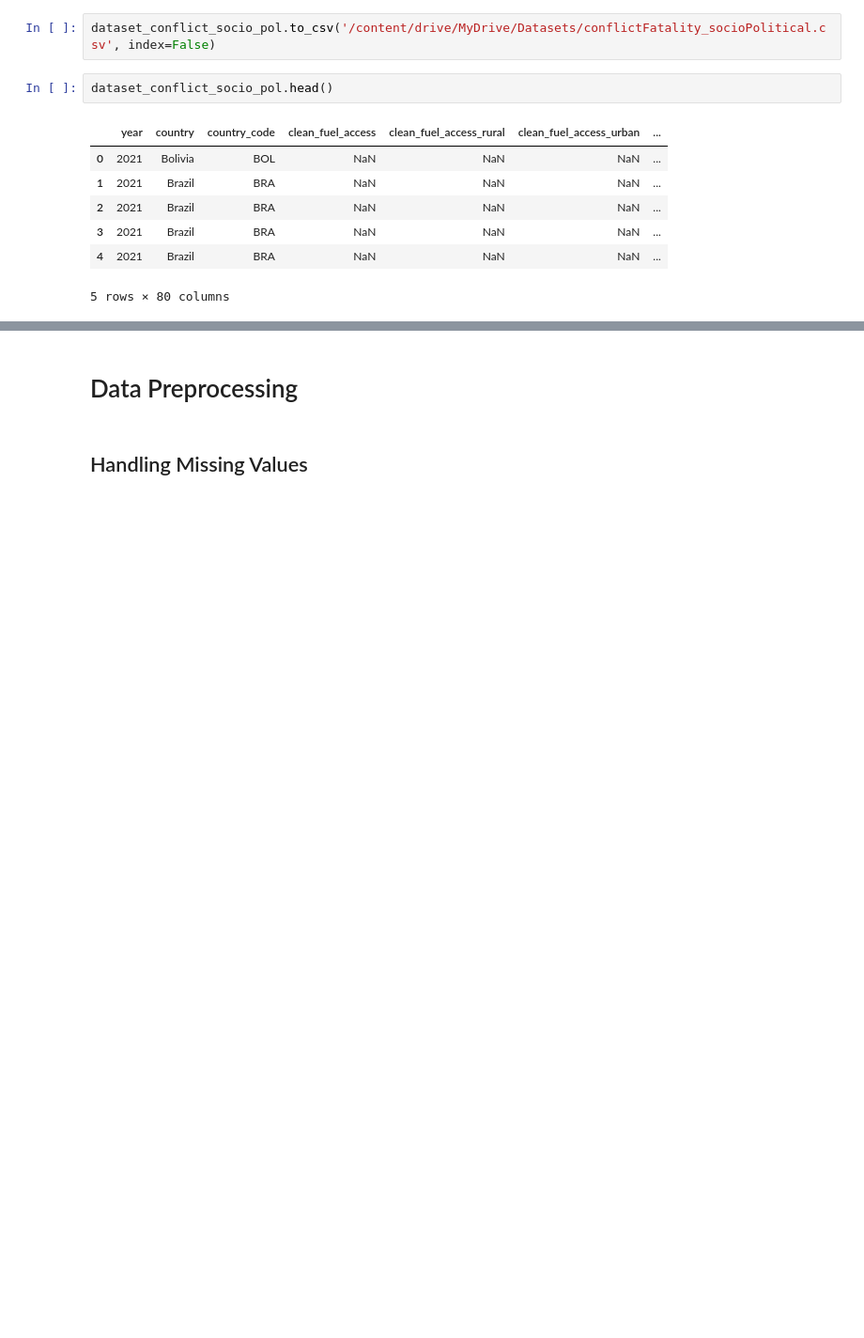
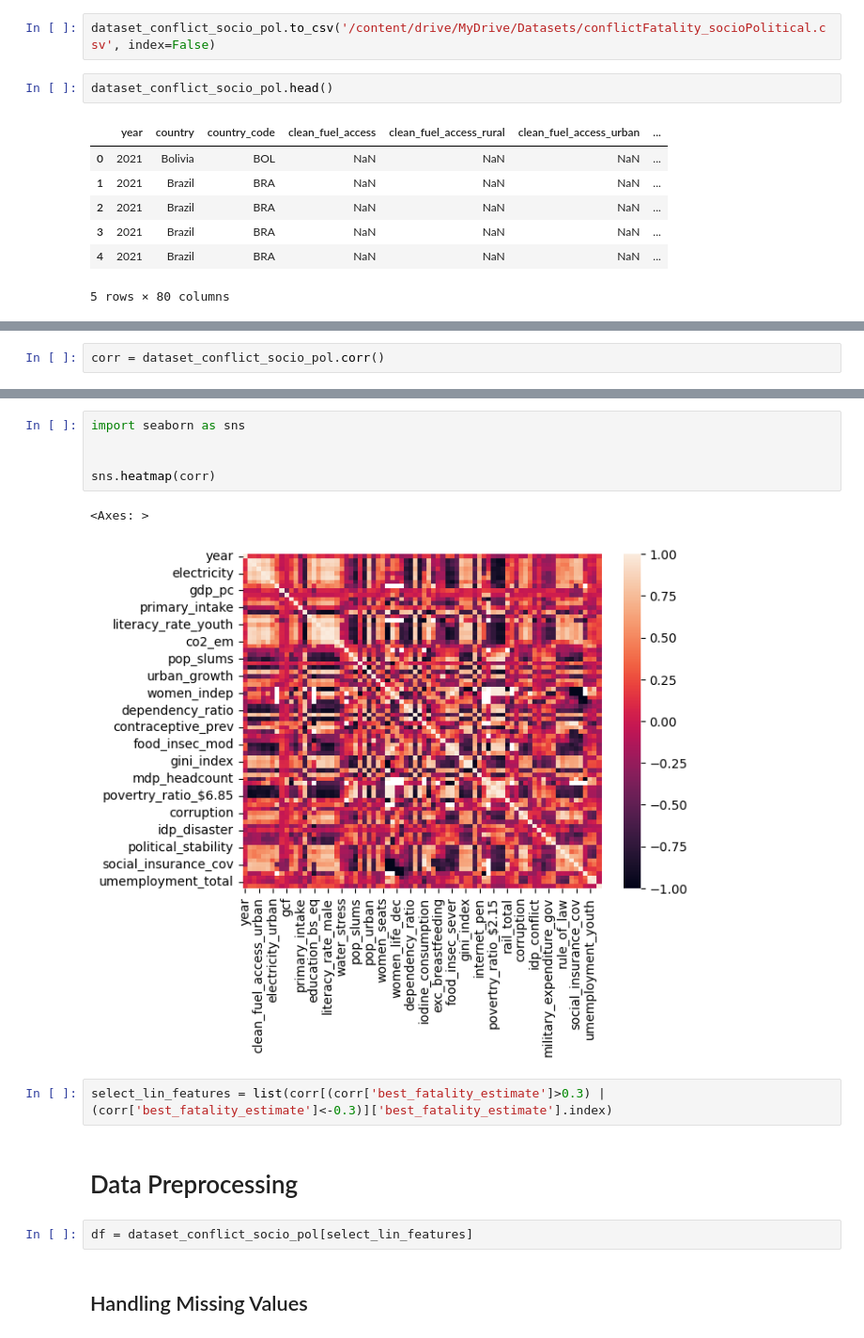
Before and after one commit to shahiryar/conflict-modelling, a Jupyter notebook: Conflict_Prediction.ipynb, the cells around one changed output, grey strips where cells are left out. Shown at 94% size. Drawn from its saved outputs; the diff is of its cells as text; blank space fills up the shorter version.

Commit message:
Did some EDA and feature Selection

```diff
--- a/Conflict_Prediction.ipynb
+++ b/Conflict_Prediction.ipynb
@@ -196,0 +217,2 @@ dataset_conflict_socio_pol.head()
+# %%
+corr = dataset_conflict_socio_pol.corr()
@@ -197,5 +241,17 @@ dataset_conflict_socio_pol.head()
+# %%
+import seaborn as sns
+
+
+sns.heatmap(corr)
+# %% [output]
+<Axes: >
+[figure, added]
+# %%
+select_lin_features = list(corr[(corr['best_fatality_estimate']>0.3) | (corr['best_fatality_estimate']<-0.3)]['best_fatality_estimate'].index)
 # %% [markdown]
 # Data Preprocessing
+# %%
+df = dataset_conflict_socio_pol[select_lin_features]
 # %% [markdown]
 ## Handling Missing Values
 # %%
```
Also changed, not shown: parts of 39 cells of this notebook.
